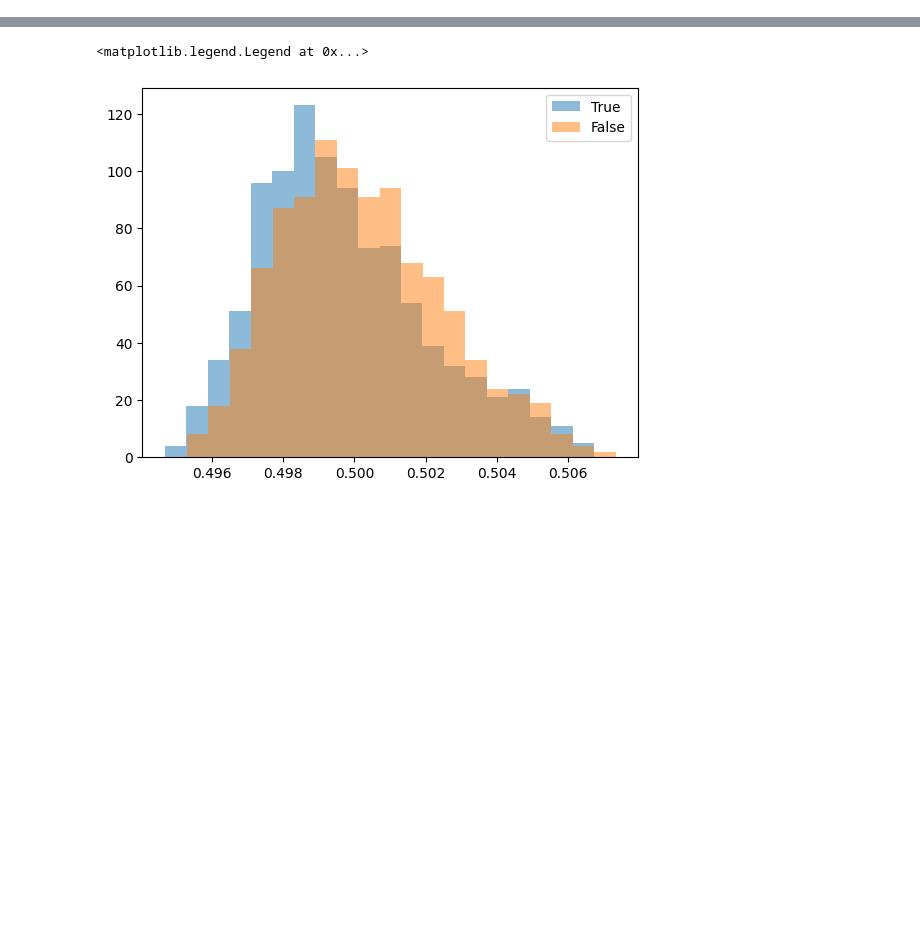
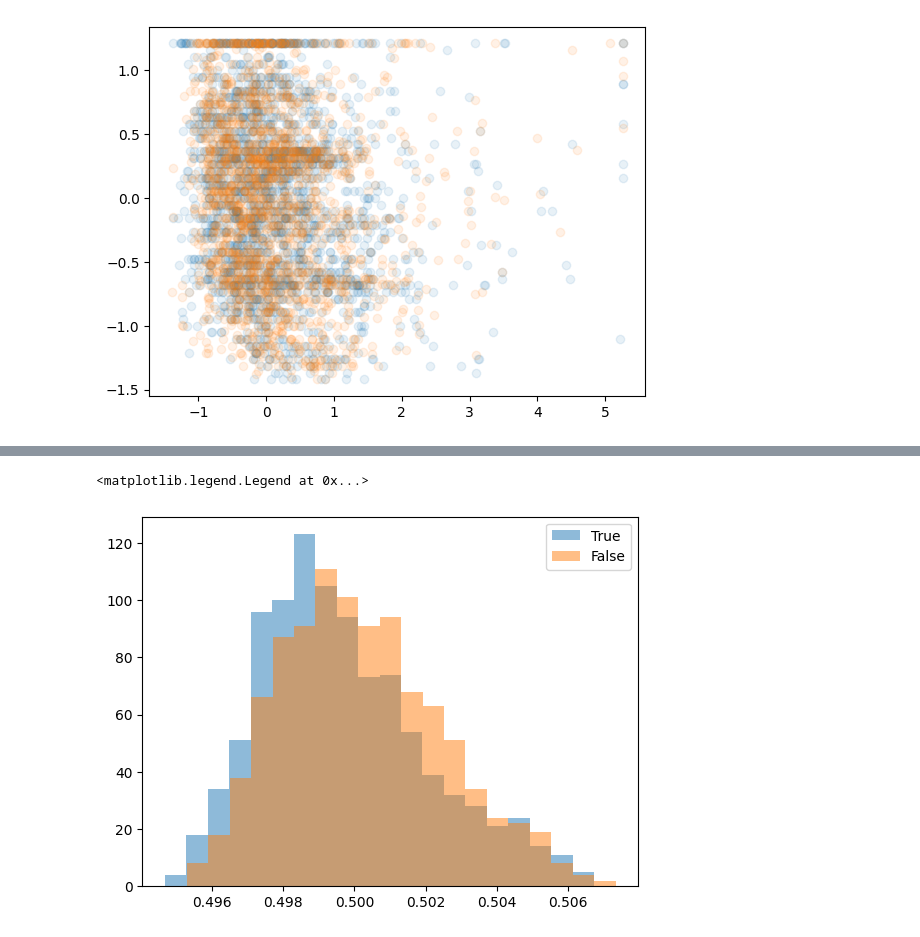
Before and after one commit to LeoGrin/differentiable_tabpfn, a Jupyter notebook: improve_tabpfn.ipynb, the cells around one changed output, grey strips where cells are left out. Drawn from its saved outputs; the diff is of its cells as text; code cells hidden in the pictures; blank space fills up the shorter version.

```diff
--- a/improve_tabpfn.ipynb
+++ b/improve_tabpfn.ipynb
@@ -183,0 +255,93 @@ tabpfn_output_proba, X_false_train, y_test = syn_model._fit(loader)
+# %%
+from sklearn.ensemble import GradientBoostingClassifier
+from sklearn.dummy import DummyClassifier
+
+from sklearn.model_selection import train_test_split
+from sklearn.metrics import accuracy_score
+import numpy as np
+from tabpfn import TabPFNClassifier
+from kmean_tabpfn import KmeanTabPFNClassifier, HDBSCANTabPFNClassifier
+import torch
+
+size_to_generate = 2048
+size_true = 2048
+
+X_false = syn_model.generate(size_to_generate).numpy()
+#X_false = syn_model.all_X_false_train[-1]#.cpu().numpy()
+#X_true = syn_model.X_true[-size_true:, ].cpu().numpy()
+X_true = X[-size_true:, :]
+
+i, j = 0, 1
+# plot
+plt.scatter(X_true[:, i], X_true[:, j], alpha=0.1)
+plt.scatter(X_false[:, i], X_false[:, j], alpha=0.1)
+
+X_combined = np.vstack((X_true, X_false))
+y_combined = np.hstack((np.ones(X_true.shape[0]), np.zeros(X_false.shape[0])))
+
+X_train, X_test, y_train, y_test = train_test_split(X_combined, y_combined, test_size=0.2, random_state=42)
+
+clf = GradientBoostingClassifier()
+clf.fit(X_train, y_train)
+y_pred = clf.predict(X_test)
+accuracy = accuracy_score(y_test, y_pred)
+print(f"Accuracy of GradientBoostingClassifier: {accuracy:.4f}")
+
+tabpfn_clf = TabPFNClassifier()
+tabpfn_clf.fit(X_train, y_train, overwrite_warning=True)
+y_pred_tabpfn = tabpfn_clf.predict(X_test)
+accuracy_tabpfn = accuracy_score(y_test, y_pred_tabpfn)
+print(f"Accuracy of TabPFNClassifier: {accuracy_tabpfn:.4f}")
+
+kmeans_tabpfn_clf = HDBSCANTabPFNClassifier()
+kmeans_tabpfn_clf.fit(torch.tensor(X_train), torch.tensor(y_train), overwrite_warning=True)
+y_pred_kmeans_tabpfn = kmeans_tabpfn_clf.predict(torch.tensor(X_test))
+accuracy_kmeans_tabpfn = accuracy_score(y_test, y_pred_kmeans_tabpfn)
+print(f"Accuracy of KmeanTabPFNClassifier: {accuracy_kmeans_tabpfn:.4f}")
+
+
+dummy = DummyClassifier(strategy="most_frequent")
+dummy.fit(X_train, y_train)
+y_pred_dummy = dummy.predict(X_test)
+accuracy_dummy = accuracy_score(y_test, y_pred_dummy)
+print(f"Accuracy of DummyClassifier: {accuracy_dummy:.4f}")
+
+
+X_false_ij = X_false[:, [i, j]]
+X_true_ij = X_true[:, [i, j]]
+
+# # plot
+# #plt.scatter(X_true_ij[:, 0], X_true_ij[:, 1], alpha=0.1)
+# plt.scatter(X_true[:, i], X_true[:, j], alpha=0.1)
+# plt.scatter(X_false_ij[:, 0], X_false_ij[:, 1], alpha=0.1)
+
+X_combined_ij = np.vstack((X_true_ij, X_false_ij))
+y_combined_ij = np.hstack((np.ones(X_true_ij.shape[0]), np.zeros(X_false_ij.shape[0])))
+
+X_train_ij, X_test_ij, y_train_ij, y_test_ij = train_test_split(X_combined_ij, y_combined_ij, test_size=0.2, random_state=42)
+
+clf_ij = GradientBoostingClassifier()
+clf_ij.fit(X_train_ij, y_train_ij)
+y_pred_ij = clf_ij.predict(X_test_ij)
+accuracy_ij = accuracy_score(y_test_ij, y_pred_ij)
+print(f"Accuracy of GradientBoostingClassifier on i, j: {accuracy_ij:.4f}")
+
+tabpfn_clf_ij = TabPFNClassifier()
+tabpfn_clf_ij.fit(X_train_ij, y_train_ij, overwrite_warning=True)
+y_pred_tabpfn_ij = tabpfn_clf_ij.predict(X_test_ij)
+accuracy_tabpfn_ij = accuracy_score(y_test_ij, y_pred_tabpfn_ij)
+print(f"Accuracy of TabPFNClassifier on i, j: {accuracy_tabpfn_ij:.4f}")
+
+kmeans_tabpfn_clf_ij = HDBSCANTabPFNClassifier()
+kmeans_tabpfn_clf_ij.fit(torch.tensor(X_train_ij), torch.tensor(y_train_ij), overwrite_warning=True)
+y_pred_kmeans_tabpfn_ij = kmeans_tabpfn_clf_ij.predict(torch.tensor(X_test_ij))
+accuracy_kmeans_tabpfn_ij = accuracy_score(y_test_ij, y_pred_kmeans_tabpfn_ij)
+print(f"Accuracy of KmeanTabPFNClassifier on i, j: {accuracy_kmeans_tabpfn_ij:.4f}")
+
+
+dummy_ij = DummyClassifier(strategy="most_frequent")
+dummy_ij.fit(X_train_ij, y_train_ij)
+y_pred_dummy_ij = dummy_ij.predict(X_test_ij)
+accuracy_dummy_ij = accuracy_score(y_test_ij, y_pred_dummy_ij)
+print(f"Accuracy of DummyClassifier on i, j: {accuracy_dummy_ij:.4f}")
+# %% [output]
@@ -183,0 +386 @@ tabpfn_output_proba, X_false_train, y_test = syn_model._fit(loader)
+[figure, added]
```
Also changed, not shown: parts of 20 cells of this notebook, 9 other files.
